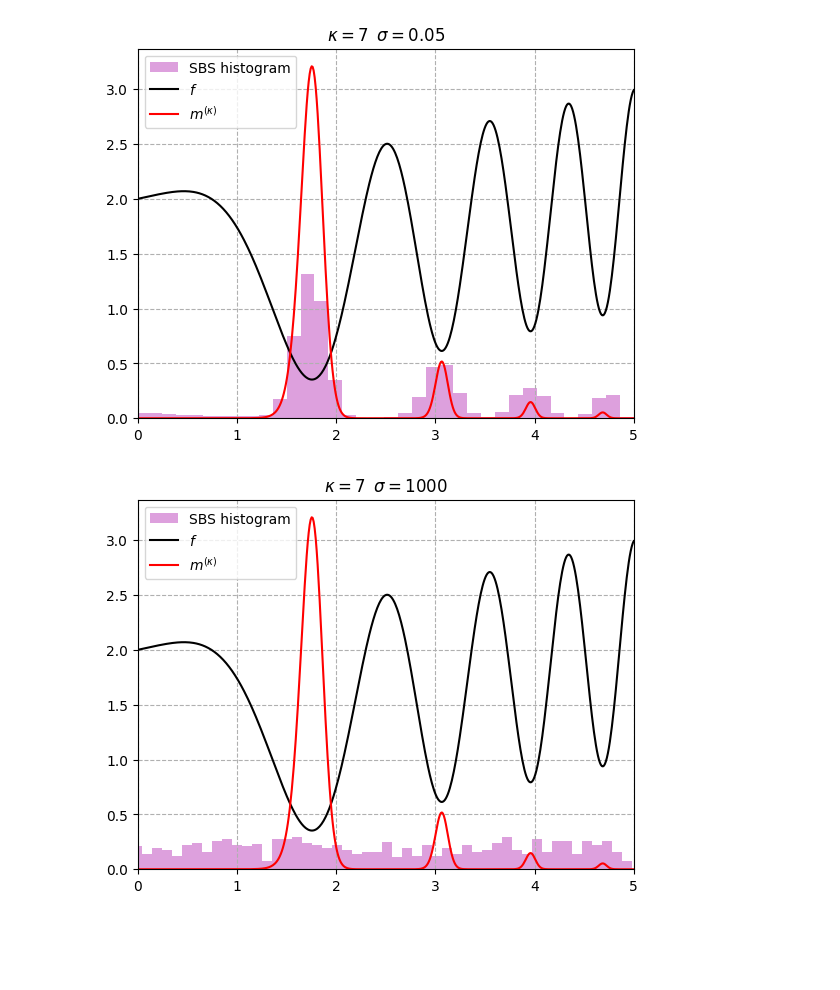
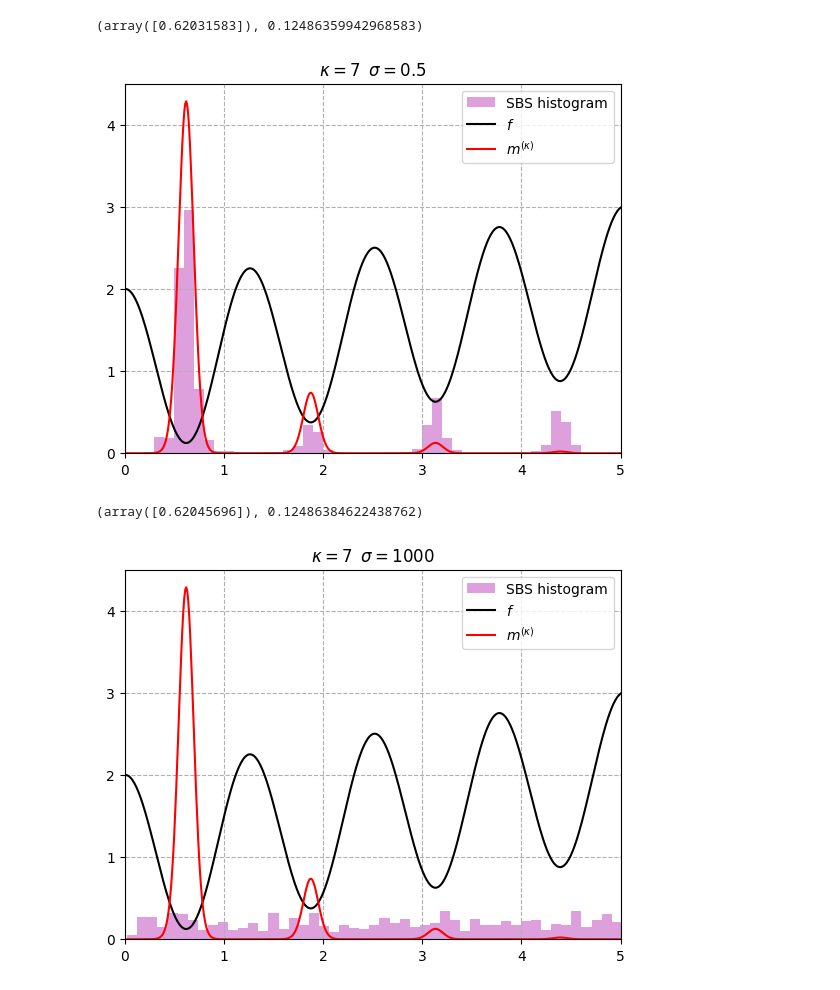
Before and after one commit to gaetanserre/Stochastic-Global-Optimization, a Jupyter notebook: Boltzmann_SBS.ipynb, the cells around one changed output. Saved outputs shown, nothing was run; the diff lists cells and outputs as text; code cells hidden in the pictures; blank space fills up the shorter version.

```diff
--- a/Boltzmann_SBS.ipynb
+++ b/Boltzmann_SBS.ipynb
@@ -16,7 +16,7 @@ class Fun:
 
   def __call__(self, x: np.ndarray) -> float:
       self.n += 1
-      return (np.cos(x**2) + x/5 + 1).sum()
+      return (np.cos(5*x) + abs(x/5) + 1).sum()
 # %%
 def create_sim(k=3, sigma=-1, save_fig=None):
 
@@ -28,7 +28,7 @@ def create_sim(k=3, sigma=-1, save_fig=None):
     k_iter=[k],
     svgd_iter=1000,
     lr=0.1,
-    adam=False,
+    adam=True,
     sigma=lambda n : sigma,
     distance_q=0,
     value_q=0
@@ -37,6 +37,7 @@ def create_sim(k=3, sigma=-1, save_fig=None):
   F = Fun()
   F_ext = extended_function(F, bounds)
   _best, xs, _fs = optim.optimize(F)
+  print(_best)
 
   # paths = np.array(optim.paths)
 
@@ -66,14 +67,16 @@ def create_sim(k=3, sigma=-1, save_fig=None):
 
   plt.show()
 # %%
-create_sim(k=7, sigma=0.05, save_fig="SBS_Boltzmann_good_sigma.pdf")
+create_sim(k=7, sigma=0.5, save_fig="SBS_Boltzmann_good_sigma.pdf")
 # %% [output]
+(array([0.62031583]), 0.12486359942968583)
-[figure, old version]
+[figure, new version]
 # %%
 # no clipping
 create_sim(k=7, sigma=1000, save_fig="SBS_Boltzmann_large_sigma.pdf")
 # %% [output]
+(array([0.62045696]), 0.12486384622438762)
-[figure, old version]
+[figure, new version]
 # %%
 create_sim(k=7, sigma=1e-15, save_fig="SBS_Boltzmann_small_sigma.pdf")
 # %% [output]
```
Also changed, not shown: parts of 1 cell of this notebook, 1 other file.
